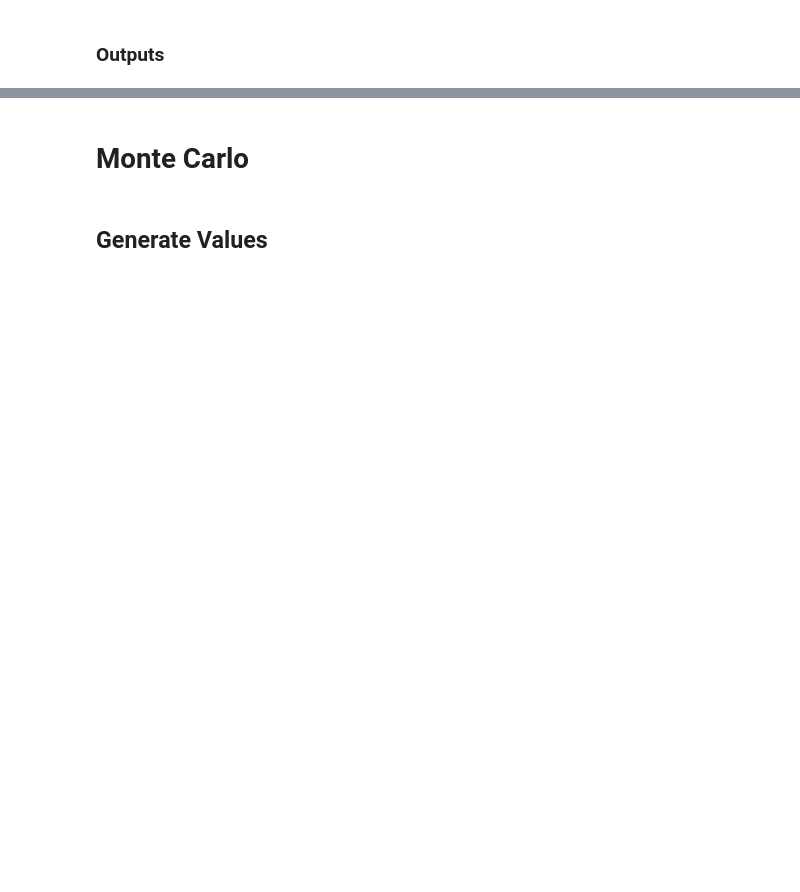
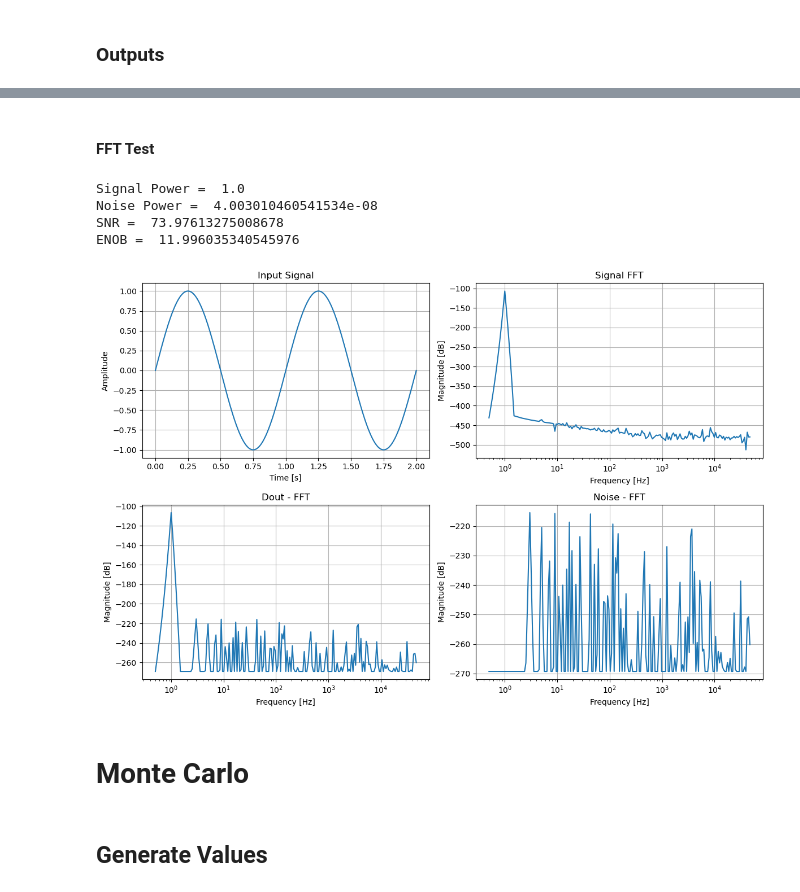
Before and after one commit to MartimAgostinho/CS-Lab1, a Jupyter notebook: PythonScripts/SAR_ADC.ipynb, the cells around one changed output, grey strips where cells are left out. Cells and saved outputs as stored; diff of their text form; code cells hidden in the pictures; blank space fills up the shorter version.

```diff
--- a/PythonScripts/SAR_ADC.ipynb
+++ b/PythonScripts/SAR_ADC.ipynb
@@ -342,6 +368,8 @@ plt.show()
+# %% [markdown]
+#### FFT Test
 # %%
-fs = 10e5
-T = 4.0
+fs = 10e4
+T  = 2.0
 f0 = 1.0
 
 t = np.linspace(0, T, int(fs*T), endpoint=False)
@@ -356,13 +384,30 @@ freq = np.fft.fftfreq(N, 1/fs)
 mask = freq > 0
 freq = freq[mask]
 
-VIN   = np.fft.fft(vin)
-DOUT  = np.fft.fft(Dout)
-Noise = DOUT-VIN
+VIN   = np.fft.fft(vin)[mask]
+DOUT  = np.fft.fft(Dout)[mask]
+VIN  /= np.max(np.abs(VIN))
+DOUT /= np.max(np.abs(DOUT))
+Noise = np.abs(DOUT-VIN)
 
-VIN_mag   = 20*np.log10(np.abs(VIN[mask]) / N)
-DOUT_mag  = 20*np.log10(10e-15+np.abs(DOUT[mask]) / N)
-Noise_mag = 20*np.log10(10e-15+np.abs(Noise[mask]) / N)
+VIN  = np.abs(VIN)
+DOUT = np.abs(DOUT)
+
+Psignal = np.sum(VIN**2)
+Pnoise  = np.sum(Noise**2)
+SNR     = 10*np.log10(Psignal/Pnoise)
+ENOB    = (SNR - 1.76)/6.02
+
+print("Signal Power = ",Psignal)
+print("Noise Power = ",Pnoise)
+print("SNR = ",SNR)
+print("ENOB = ",ENOB)
+
+VIN_mag   = 20*np.log10(VIN / N)
+DOUT_mag  = 20*np.log10(10e-15+(DOUT / N))
+Noise_mag = 20*np.log10(10e-15+ (Noise / N))
+
+
 
 f_min = freq[0]
 f_max = fs / 2
@@ -379,33 +424,39 @@ Noise_log   = Noise_int(log_freqs)
 fig, axs = plt.subplots(2, 2, figsize=(12, 8))
 
 # Time-domain plots
 axs[0, 0].plot(t, vin)
 axs[0, 0].set_title('Input Signal')
 axs[0, 0].set_xlabel('Time [s]')
 axs[0, 0].set_ylabel('Amplitude')
 axs[0, 0].grid(True)
 
 axs[0, 1].semilogx(log_freqs[:-1], VIN_log[:-1])
 axs[0, 1].set_title('Signal FFT')
 axs[0, 1].set_xlabel('Frequency [Hz]')
 axs[0, 1].set_ylabel('Magnitude [dB]')
 axs[0, 1].grid(True)
 
 # Frequency-domain plots
 axs[1, 0].semilogx(log_freqs[:-1], DOUT_log[:-1])
 axs[1, 0].set_title('Dout - FFT')
 axs[1, 0].set_xlabel('Frequency [Hz]')
 axs[1, 0].set_ylabel('Magnitude [dB]')
 axs[1, 0].grid(True)
 
 axs[1, 1].semilogx(log_freqs[:-1],Noise_log[:-1] )
 axs[1, 1].set_title('Noise - FFT')
 axs[1, 1].set_xlabel('Frequency [Hz]')
 axs[1, 1].set_ylabel('Magnitude [dB]')
 axs[1, 1].grid(True)
 
 plt.tight_layout()
 plt.show()
+# %% [output]
+Signal Power =  1.0
+Noise Power =  4.003010460541534e-08
+SNR =  73.97613275008678
+ENOB =  11.996035340545976
+[figure, added]
 # %% [markdown]
 # Monte Carlo
 # %% [markdown]
```
Also changed, not shown: parts of 14 cells of this notebook, 1 other file.
